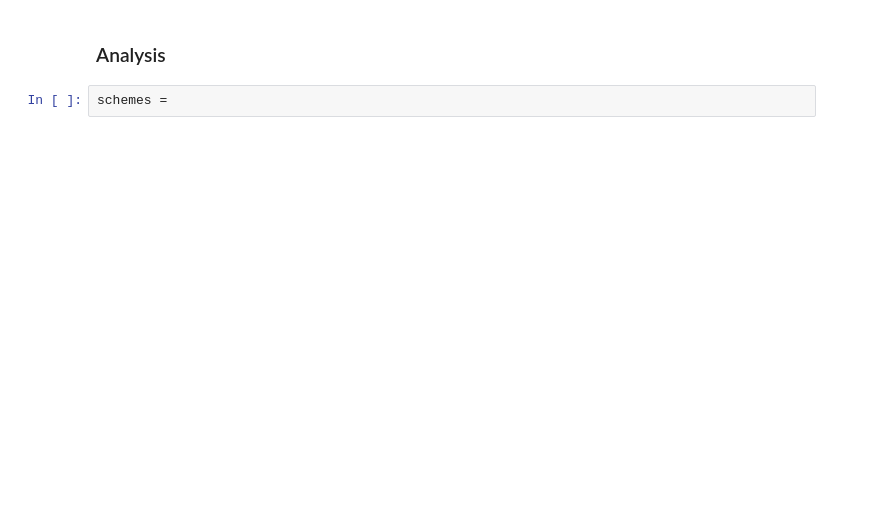
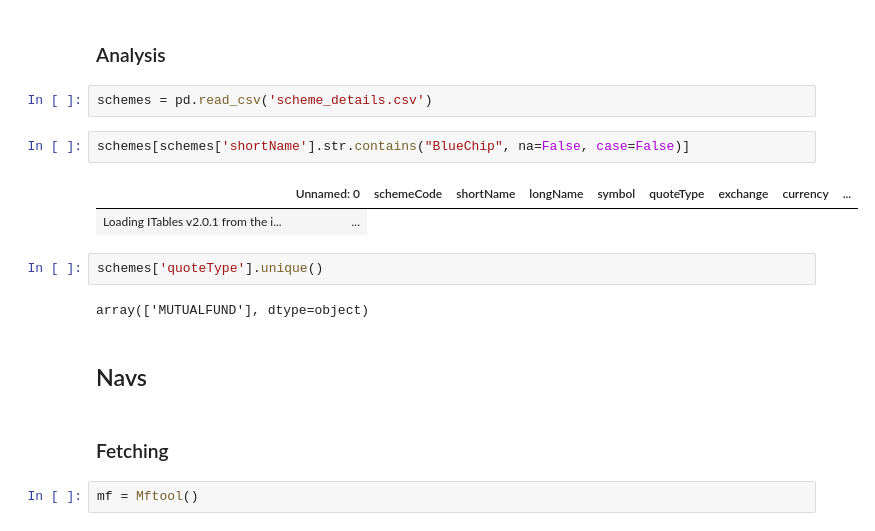
Before and after one commit to prayansh1996/investment-analysis, a Jupyter notebook: MutualFunds.ipynb, the cells around one changed output. Cells and saved outputs as stored; diff of their text form; blank space fills up the shorter version.

```diff
--- a/MutualFunds.ipynb
+++ b/MutualFunds.ipynb
@@ -156,4 +158,19 @@ show(
 # %% [markdown]
 ### Analysis
 # %%
-schemes =
+schemes = pd.read_csv('scheme_details.csv')
+# %%
+schemes[schemes['shortName'].str.contains("BlueChip", na=False, case=False)]
+# %% [output]
+|  | Unnamed: 0 | schemeCode | shortName | longName | symbol | quoteType | exchange | currency | ... |
+| Loading ITables v2.0.1 from the i... | ... |
+# %%
+schemes['quoteType'].unique()
+# %% [output]
+array(['MUTUALFUND'], dtype=object)
+# %% [markdown]
+## Navs
+# %% [markdown]
+### Fetching
+# %%
+mf = Mftool()
```
Also changed, not shown: parts of 3 cells of this notebook.
